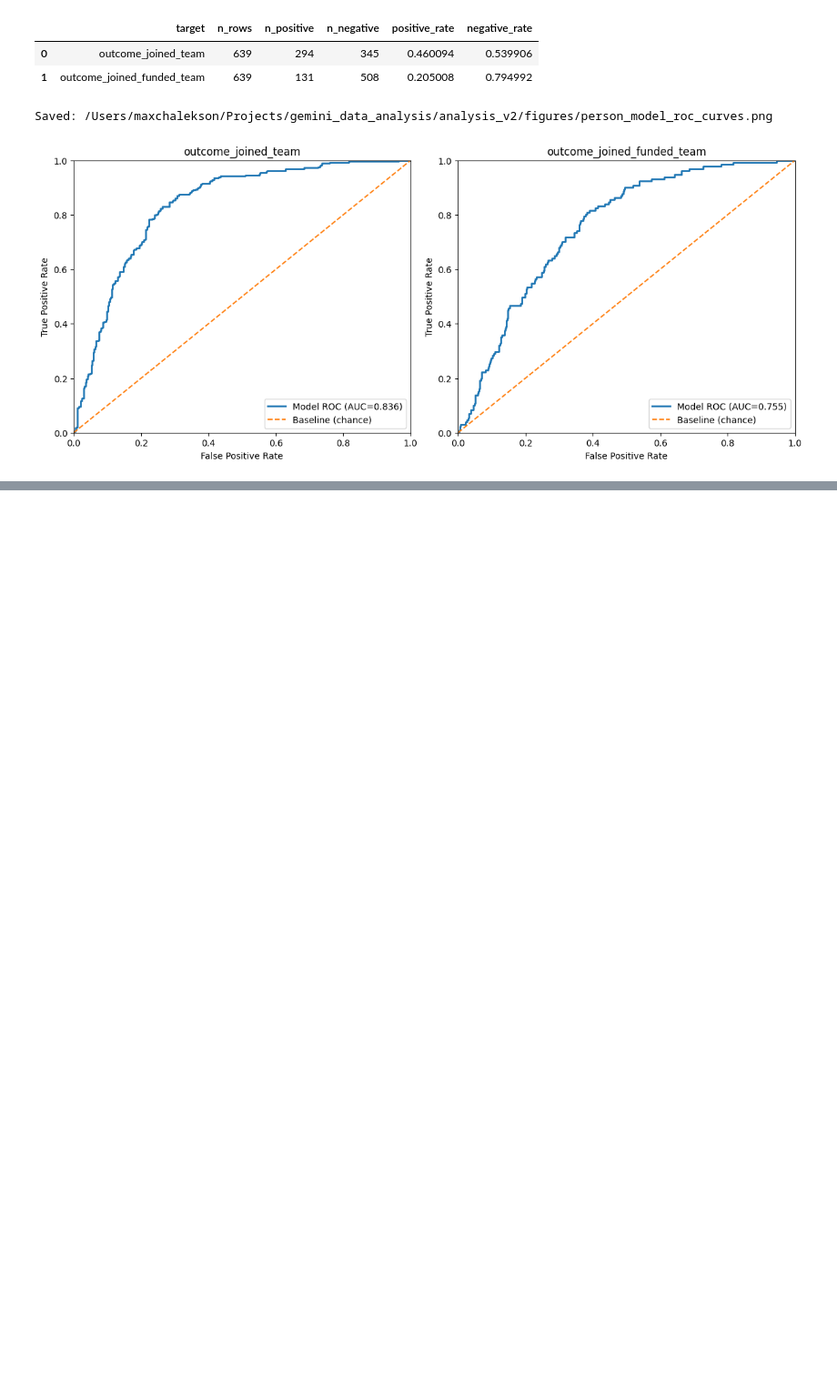
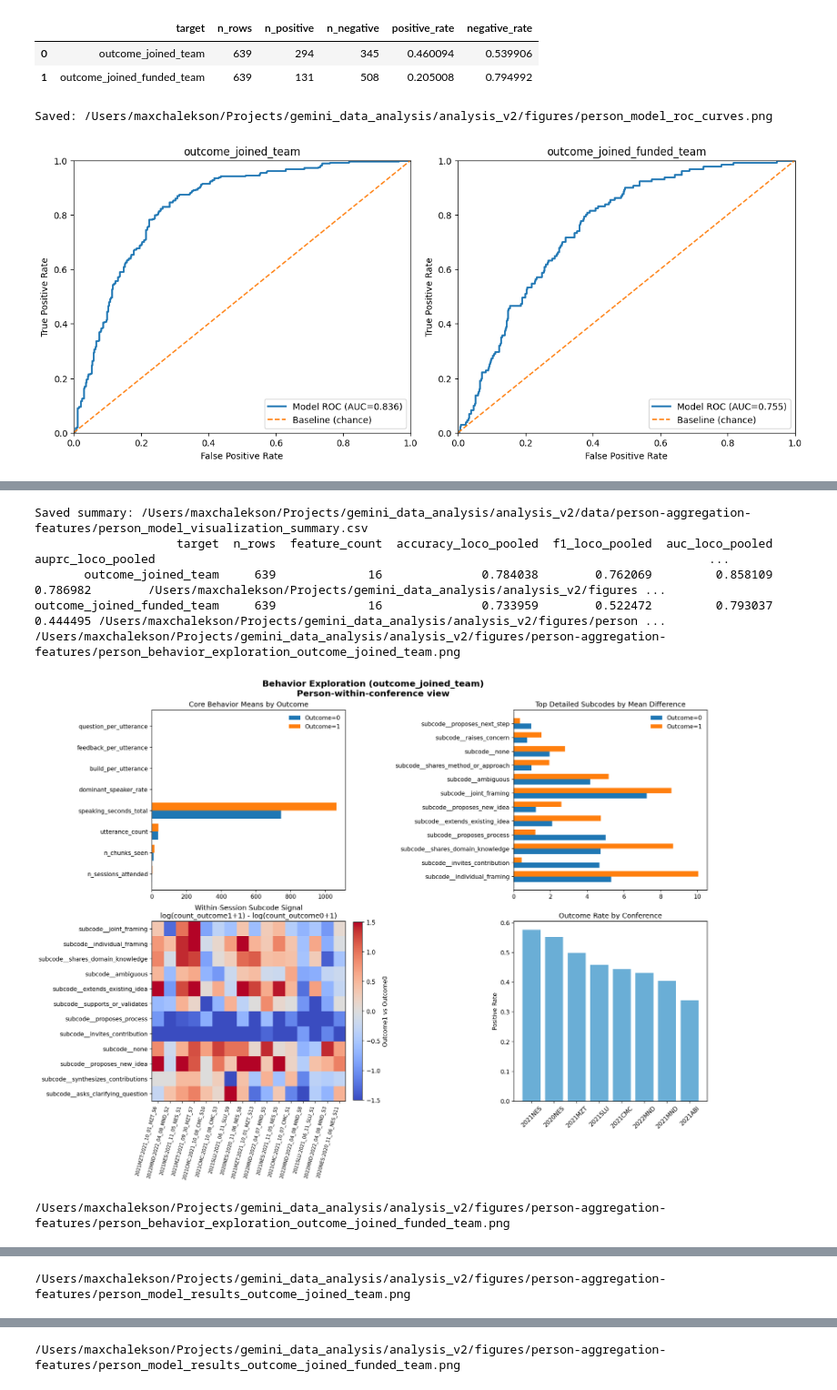
Before and after one commit to eveyhuang/gemini_data_analysis, a Jupyter notebook: analysis_v2/notebooks/7-person_level_modeling.ipynb, the cells around one changed output, grey strips where cells are left out. Shown at 91% size. Drawn from its saved outputs; the diff is of its cells as text; code cells hidden in the pictures; blank space fills up the shorter version.

Commit message:
Update person-level visuals and controls with detailed subcode modeling outputs

```diff
--- a/analysis_v2/notebooks/7-person_level_modeling.ipynb
+++ b/analysis_v2/notebooks/7-person_level_modeling.ipynb
@@ -531,0 +724,26 @@ Saved: /Users/maxchalekson/Projects/gemini_data_analysis/analysis_v2/figures/per
+# %%
+# Regenerate and display publication-style figures (overwrites same filenames)
+import subprocess
+from IPython.display import Image, display
+
+SCRIPT_PATH = BASE / 'analysis_v2' / 'src' / 'person_visualizations.py'
+subprocess.run(['python3', str(SCRIPT_PATH)], check=True)
+
+FIG_DIR = BASE / 'analysis_v2' / 'figures' / 'person-aggregation-features'
+for name in [
+    'person_behavior_exploration_outcome_joined_team.png',
+    'person_behavior_exploration_outcome_joined_funded_team.png',
+    'person_model_results_outcome_joined_team.png',
+    'person_model_results_outcome_joined_funded_team.png',
+]:
+    p = FIG_DIR / name
+    print(p)
+    display(Image(filename=str(p)))
+# %% [output]
+Saved summary: /Users/maxchalekson/Projects/gemini_data_analysis/analysis_v2/data/person-aggregation-features/person_model_visualization_summary.csv
+                    target  n_rows  feature_count  accuracy_loco_pooled  f1_loco_pooled  auc_loco_pooled  auprc_loco_pooled                                                                              ...
+       outcome_joined_team     639             16              0.784038        0.762069         0.858109           0.786982        /Users/maxchalekson/Projects/gemini_data_analysis/analysis_v2/figures ...
+outcome_joined_funded_team     639             16              0.733959        0.522472         0.793037           0.444495 /Users/maxchalekson/Projects/gemini_data_analysis/analysis_v2/figures/person ...
+/Users/maxchalekson/Projects/gemini_data_analysis/analysis_v2/figures/person-aggregation-features/person_behavior_exploration_outcome_joined_team.png
+[figure, added]
+/Users/maxchalekson/Projects/gemini_data_analysis/analysis_v2/figures/person-aggregation-features/person_behavior_exploration_outcome_joined_funded_team.png
@@ -531,0 +751 @@ Saved: /Users/maxchalekson/Projects/gemini_data_analysis/analysis_v2/figures/per
+/Users/maxchalekson/Projects/gemini_data_analysis/analysis_v2/figures/person-aggregation-features/person_model_results_outcome_joined_team.png
@@ -531,0 +753 @@ Saved: /Users/maxchalekson/Projects/gemini_data_analysis/analysis_v2/figures/per
+/Users/maxchalekson/Projects/gemini_data_analysis/analysis_v2/figures/person-aggregation-features/person_model_results_outcome_joined_funded_team.png
```
Also changed, not shown: parts of 3 cells of this notebook, 6 other files.
